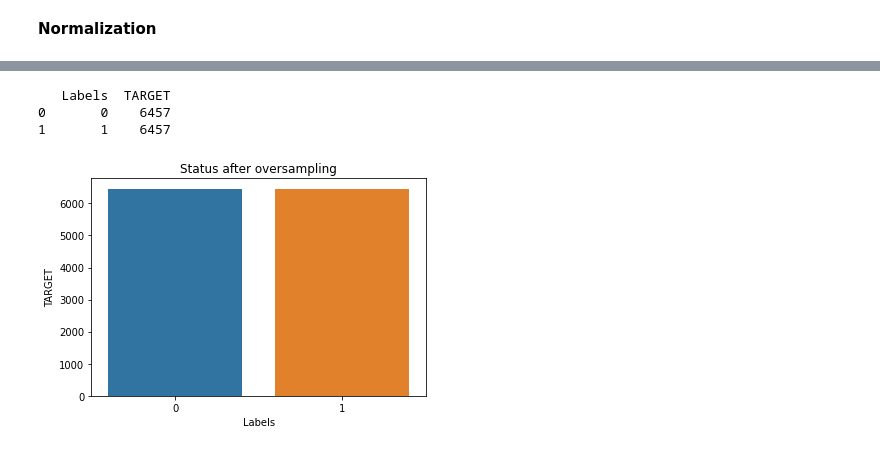
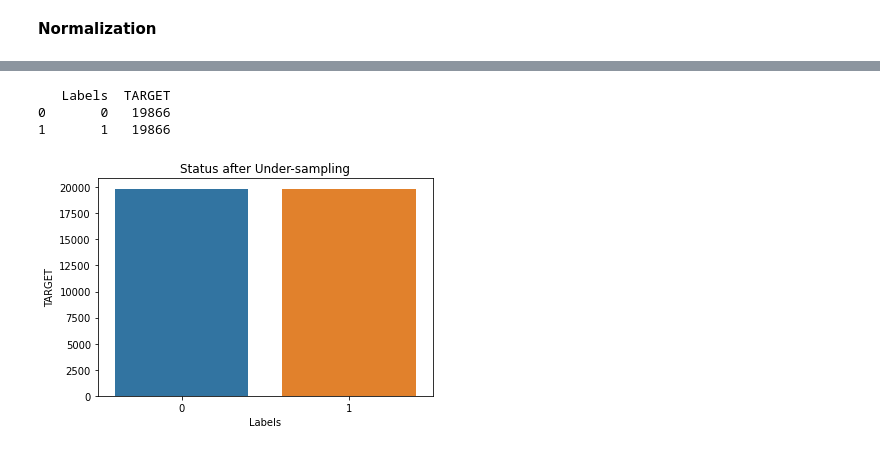
Before and after one commit to murni27/Bank-loan-repayment-prediction, a Jupyter notebook: predict_loan.ipynb, the cells around one changed output, grey strips where cells are left out. Drawn from its saved outputs; the diff is of its cells as text; code cells hidden in the pictures.

```diff
--- a/predict_loan.ipynb
+++ b/predict_loan.ipynb
@@ -356,3 +354,7 @@ X.head()
+# %%
+#Separating the feature and target columns
+X = dataset.drop('TARGET', axis = 1)
+y = dataset['TARGET']
 # %%
 plt.figure(figsize = (25, 20))
 plotnumber = 1
@@ -416,8 +404,8 @@ def treat_outlier(x):
 
     return x.apply(lambda y: up_trend if y> up_level else y).apply(lambda y: q5 if y < low_level else y)
 
-outlier_list = ['CNT_CHILDREN','AMT_INCOME_TOTAL','AMT_CREDIT','AMT_ANNUITY','AMT_GOODS_PRICE',
-               'REGION_POPULATION_RELATIVE','OWN_CAR_AGE','CNT_FAM_MEMBERS','EXT_SOURCE_2']
+outlier_list = ['CNT_CHILDREN','AMT_INCOME_TOTAL','AMT_CREDIT','AMT_ANNUITY',
+               'REGION_POPULATION_RELATIVE','CNT_FAM_MEMBERS']
 for i in X[outlier_list]:
     X[i]=treat_outlier(X[i])
 # %%
@@ -523,6 +484,12 @@ X_train.head()
 # %%
-from imblearn.over_sampling import SMOTE
+# from imblearn.over_sampling import SMOTE
 
-OS_SMOTE = SMOTE()
+# OS_SMOTE = SMOTE()
 
-X_train, y_train = OS_SMOTE.fit_resample(X_train,y_train)
+# X_train, y_train = OS_SMOTE.fit_resample(X_train, y_train)
+# %%
+from imblearn.under_sampling import RandomUnderSampler
+
+#rUs = RandomUnderSampler(sampling_strategy=1) # Float
+rus = RandomUnderSampler(sampling_strategy="not minority") # String #parameter sampling_strategy untuk mentuning brapa persen balancenya
+X_res, y_res = rus.fit_resample(X_train, y_train)
@@ -529,11 +513,11 @@ X_train, y_train = OS_SMOTE.fit_resample(X_train,y_train)
 # %%
-oversample_plot = y_train.value_counts().reset_index()
-oversample_plot.columns = ['Labels','TARGET']
-print(oversample_plot)
-sns.barplot(x='Labels',y='TARGET',data=oversample_plot);
-plt.title('Status after oversampling');
+usampling_plot = y_res.value_counts().reset_index()
+usampling_plot.columns = ['Labels','TARGET']
+print(usampling_plot)
+sns.barplot(x='Labels',y='TARGET',data=usampling_plot);
+plt.title('Status after Under-sampling');
 # %% [output]
    Labels  TARGET
-0       0    6457
-1       1    6457
+0       0   19866
+1       1   19866
-[figure, old version]
+[figure, new version]
```
Also changed, not shown: parts of 72 cells of this notebook.
